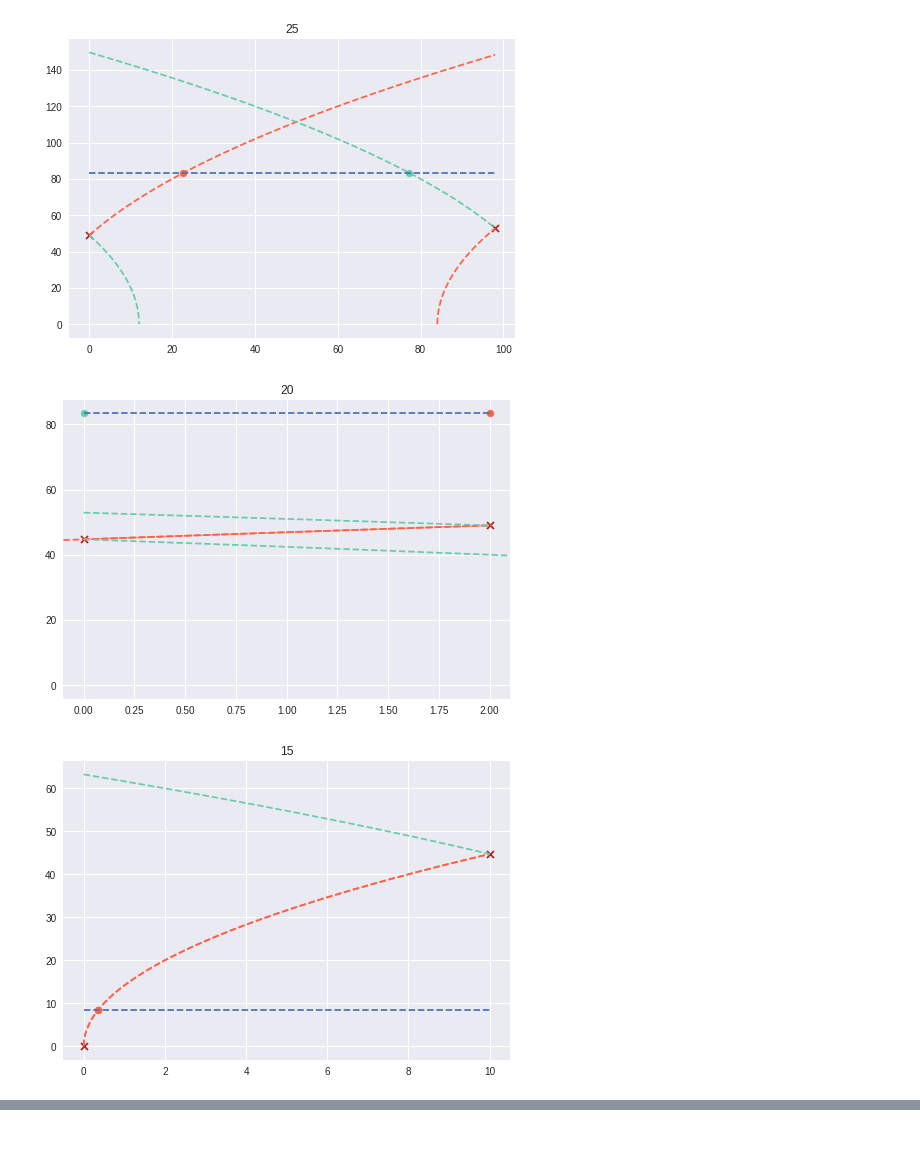
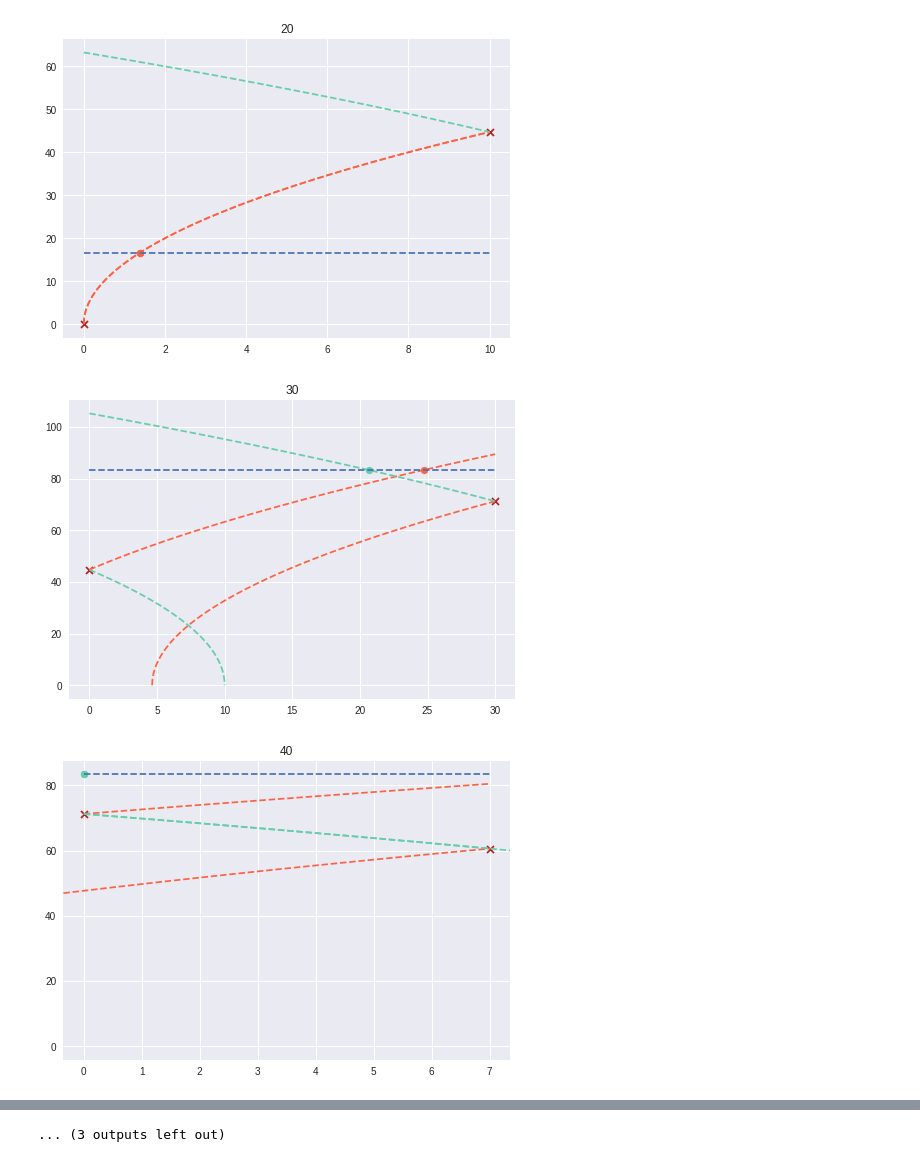
Before and after one commit to alessandroassirelli98/c-cnc-project, a Jupyter notebook: profile_plot.ipynb, the cells around one changed output, grey strips where cells are left out. Drawn from its saved outputs; the diff is of its cells as text; code cells hidden in the pictures.

```diff
--- a/profile_plot.ipynb
+++ b/profile_plot.ipynb
@@ -5,6 +5,6 @@ import numpy as np
 
 plt.style.use("seaborn")
 # %%
-data = pd.read_csv("test.csv", names=["n", "l", "vi", "v", "vf", "s1", "s2", "msk", "a"])
+data = pd.read_csv("test.csv", names=["n", "l", "vi", "v", "vf", "vi_fwd", "vf_fwd", "s_int", "s1", "s2", "msk", "a"])
 bit_mask = [bin(i) for i in data["msk"]]
 data["msk"] = bit_mask
@@ -21,0 +11,4 @@ data
+# %%
+data = data.reindex(data.index[::-1])
+data.reset_index(drop=True, inplace = True)
+data
@@ -22,5 +33,5 @@ data
 # %%
-howmany = 6
+howmany = 15
 for i in range(howmany):
     d = data.iloc[i]
     if int(d.msk,2) != 0b1111:
@@ -61,3 +72,3 @@ for i in range(howmany):
-[figure, old version]
+[figure, new version]
-[figure, old version]
+[figure, new version]
-[figure, old version]
+[figure, new version]
@@ -63,0 +82 @@ for i in range(howmany):
+... (3 outputs left out)
```
Also changed, not shown: parts of 3 cells of this notebook, 2 other files.
